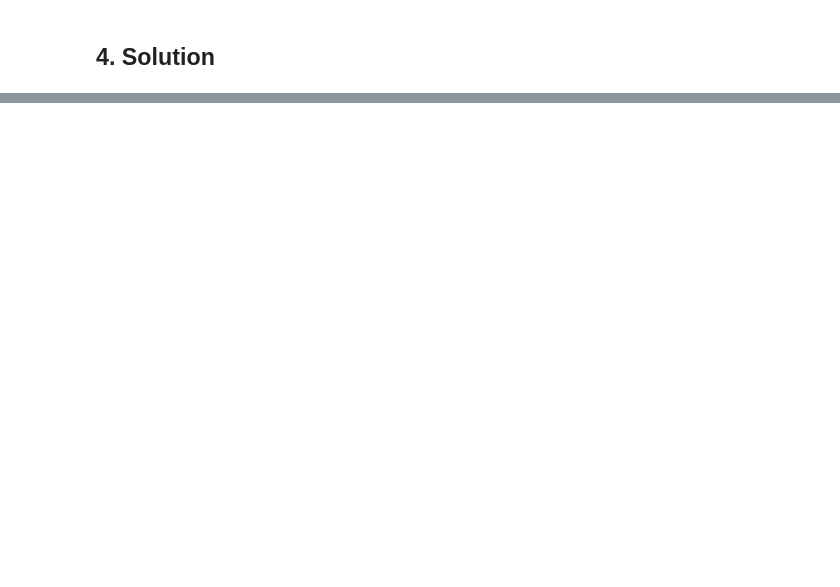
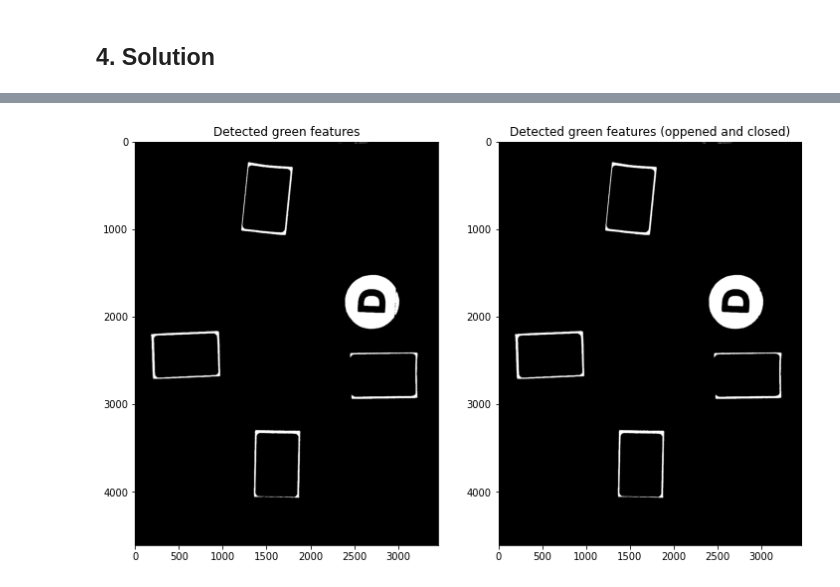
Before and after one commit to aalshabaan/iapr, a Jupyter notebook: project/project.ipynb, the cells around one changed output, grey strips where cells are left out. Cells and saved outputs as stored; diff of their text form; code cells hidden in the pictures; blank space fills up the shorter version.

```diff
--- a/project/project.ipynb
+++ b/project/project.ipynb
@@ -209,0 +212,13 @@ plt.show()
+# %%
+from skimage.morphology import binary_closing, binary_opening, square, disk
+
+fig, ax = plt.subplots(1, 2, figsize=(12, 12))
+ax[0].imshow(mask, cmap='gray')
+ax[0].set_title('Detected green features')
+
+mask_closed = binary_closing(mask, selem=disk(20))
+ax[1].imshow(mask_closed, cmap='gray')
+ax[1].set_title('Detected green features (oppened and closed)')
+plt.show()
+# %% [output]
+[figure, added]
```
Also changed, not shown: parts of 6 cells of this notebook.
